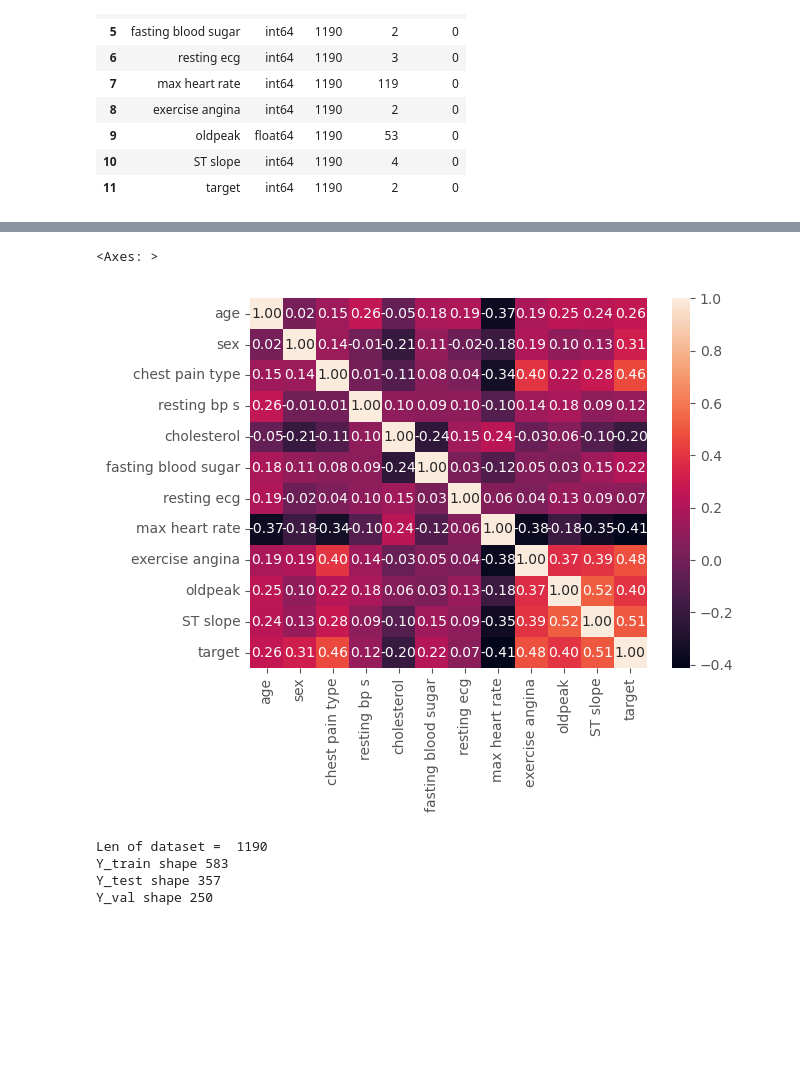
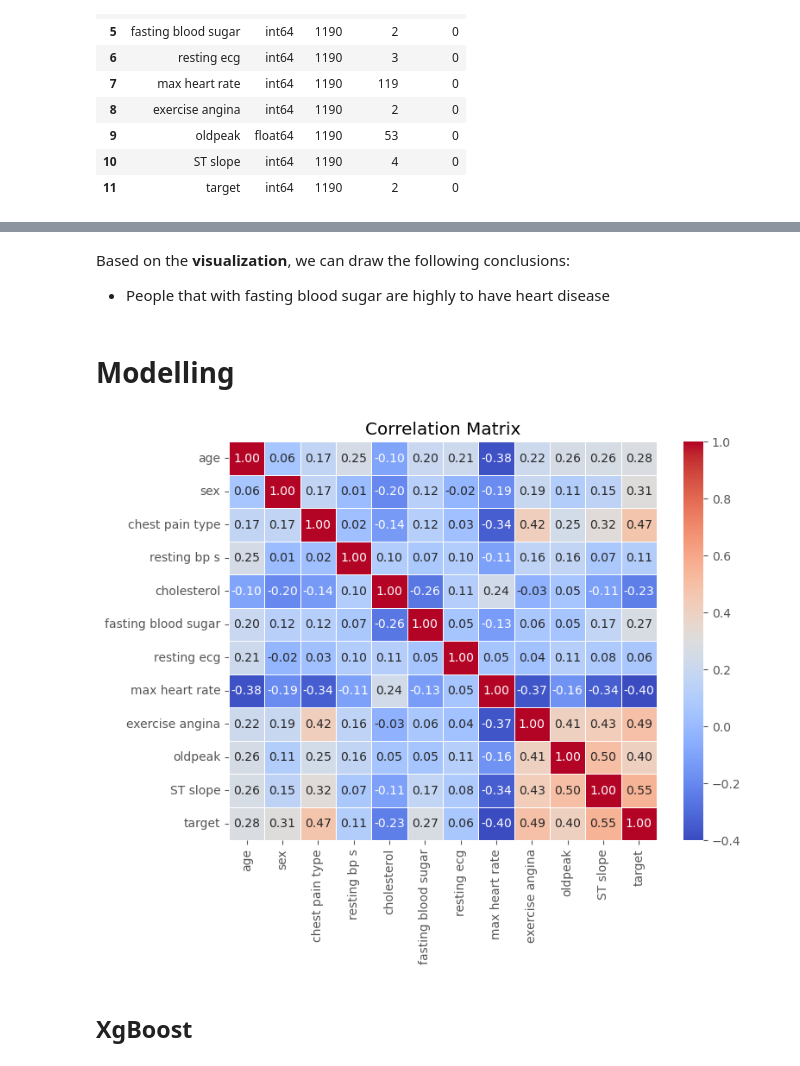
Before and after one commit to Muladi-Prog/Machine_Learning, a Jupyter notebook: simple-heart-disease-classification-using-xgboost.ipynb, the cells around one changed output, grey strips where cells are left out. Drawn from its saved outputs; the diff is of its cells as text; code cells hidden in the pictures; blank space fills up the shorter version.

Commit message:
Kaggle Notebook | Simple Heart Disease Classification using XGBoost | Version 5

```diff
--- a/simple-heart-disease-classification-using-xgboost.ipynb
+++ b/simple-heart-disease-classification-using-xgboost.ipynb
@@ -66,0 +109,3 @@ output.sort_values("missing",ascending=False).reset_index(drop=True)
+# %%
+# There is 272 duplicated values. Time to drop it
+df.drop_duplicates(inplace=True)
@@ -101,7 +198,18 @@ df.describe()
+# %% [markdown]
+Based on the **visualization**, we can draw the following conclusions:
+
+- People that with fasting blood sugar are highly to have heart disease
+# %% [markdown]
+# Modelling
 # %%
 # Let's take a look for the features correlation.
 corr = df.corr()
-sns.heatmap(corr,fmt='.2f',annot=True)
+
+# Set the figure size
+plt.figure(figsize=(8, 6))
+
+sns.heatmap(corr,fmt='.2f',annot=True,cmap="coolwarm",linewidths=0.5)
+plt.title("Correlation Matrix")
+plt.show()
 # %% [output]
-<Axes: >
-[figure, old version]
+[figure, new version]
@@ -118,16 +216,8 @@ warnings.filterwarnings('ignore')
 # %%
+# Spliting the data for train,test and validation
 X = df.drop(columns=['target']).values
 y = df['target'].values
 
-print("Len of dataset = ", len(y))
 X_train,X_test,y_train,y_test = train_test_split(X,y,test_size=0.3,random_state=42)
 X_train,X_val,y_train,y_val = train_test_split(X_train,y_train,test_size=0.3,random_state=42)
-print("Y_train shape",len(y_train))
-print("Y_test shape",len(y_test))
-print("Y_val shape",len(y_val))
-# %% [output]
-Len of dataset =  1190
-Y_train shape 583
-Y_test shape 357
-Y_val shape 250
 # %%
@@ -154,3 +247,5 @@ def model_evaluate(model, param_grid, x_train, y_train, x_test,y_test, model_nam
+# %% [markdown]
+## XgBoost
 # %%
 # If you want to run fully the grid search
 # xgb_parameters = {
```
Also changed, not shown: parts of 29 cells of this notebook.
